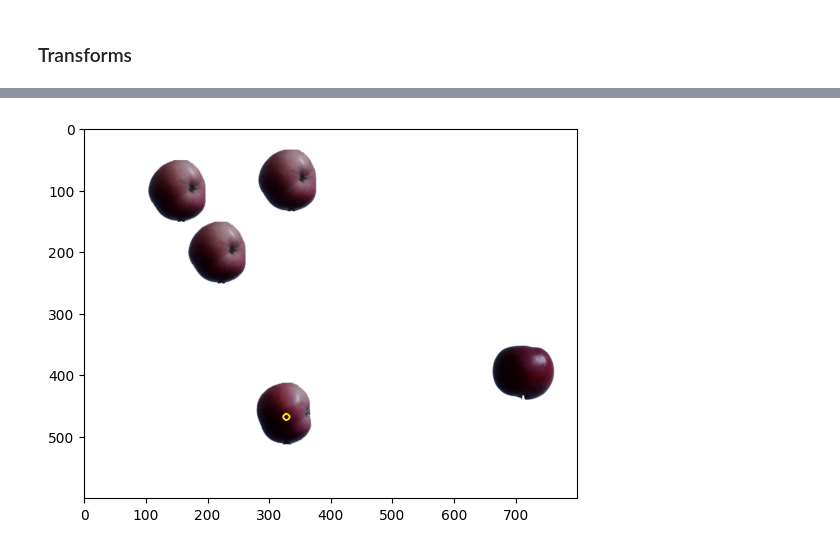
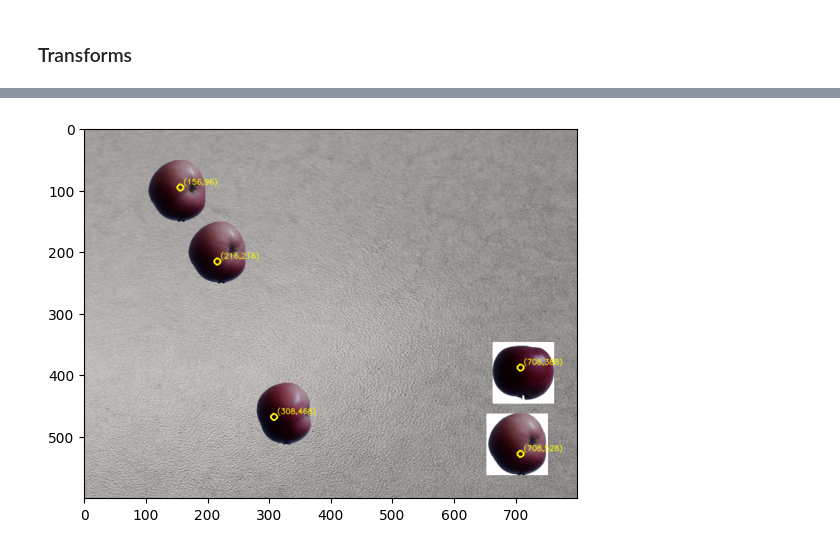
Before and after one commit to safaenet/Final_MSc_Project, a Jupyter notebook: load_model.ipynb, the cells around one changed output, grey strips where cells are left out. Cells and saved outputs as stored; diff of their text form; code cells hidden in the pictures.

```diff
--- a/load_model.ipynb
+++ b/load_model.ipynb
@@ -47,7 +47,7 @@ transform = transforms.Compose([
     transforms.Normalize([0.5]*3, [0.5]*3),
 ])
 # %%
-workspace_path = "images/workspace-images/workspace.png"
+workspace_path = "images/workspace-images/workspace12.png"
 target_class = "apple"  # Change this to the desired class
 support_dir = os.path.join("images/train-images", target_class)
 support_path = random.choice([
@@ -75,9 +75,9 @@ result = detect_object_multiscale(
     patch_sizes=patch_sizes,
     stride=stride,
     device=device,
-    distance=3,
-    threshold=0.4,
-    confidence=0.50
+    distance=10,
+    threshold=0.0,
+    confidence=0.0
 )
 result
 # Print the results
@@ -94,14 +110,20 @@ Number of detected objects: 1
 # %%
 from matplotlib import pyplot as plt
 
-
-os.remove("detected.png") if os.path.exists("detected.png") else None
+detected = "images/detected.png"
+os.remove(detected) if os.path.exists(detected) else None
 if result == []:
     print("Object not detected on the workspace.")
 else:
     for loc in result:
-        cv2.circle(workspace, loc['location'], 5, (255, 250, 0), 2)
-    cv2.imwrite("detected.png", cv2.cvtColor(workspace, cv2.COLOR_RGB2BGR))
+        x, y = loc['location']
+        cv2.circle(workspace, (x, y), 5, (255, 250, 0), 2)
+        # Write coordinates near the circle
+        text = f"({x},{y})"
+        cv2.putText(workspace, text, (x + 5, y - 5),
+                    fontFace=cv2.FONT_HERSHEY_SIMPLEX,
+                    fontScale=0.4, color=(255, 250, 0), thickness=1, lineType=cv2.LINE_AA)
+    cv2.imwrite(detected, cv2.cvtColor(workspace, cv2.COLOR_RGB2BGR))
     plt.imshow(workspace)
 # %% [output]
-[figure, old version]
+[figure, new version]
```
Also changed, not shown: parts of 2 cells of this notebook, 4 other files.
